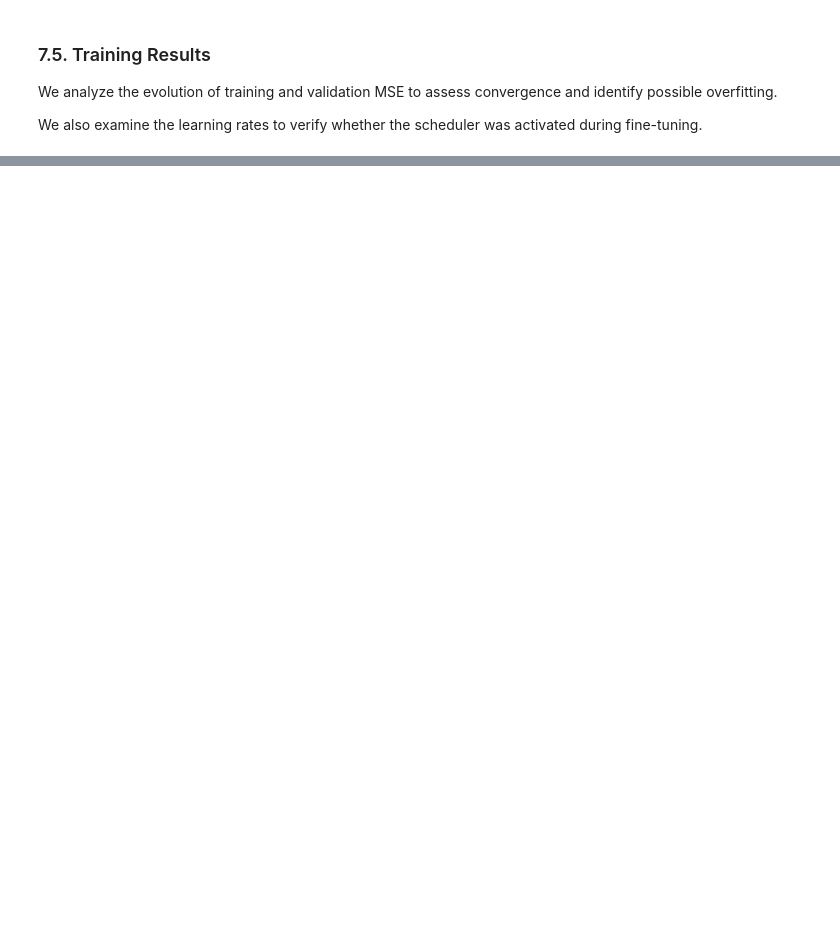
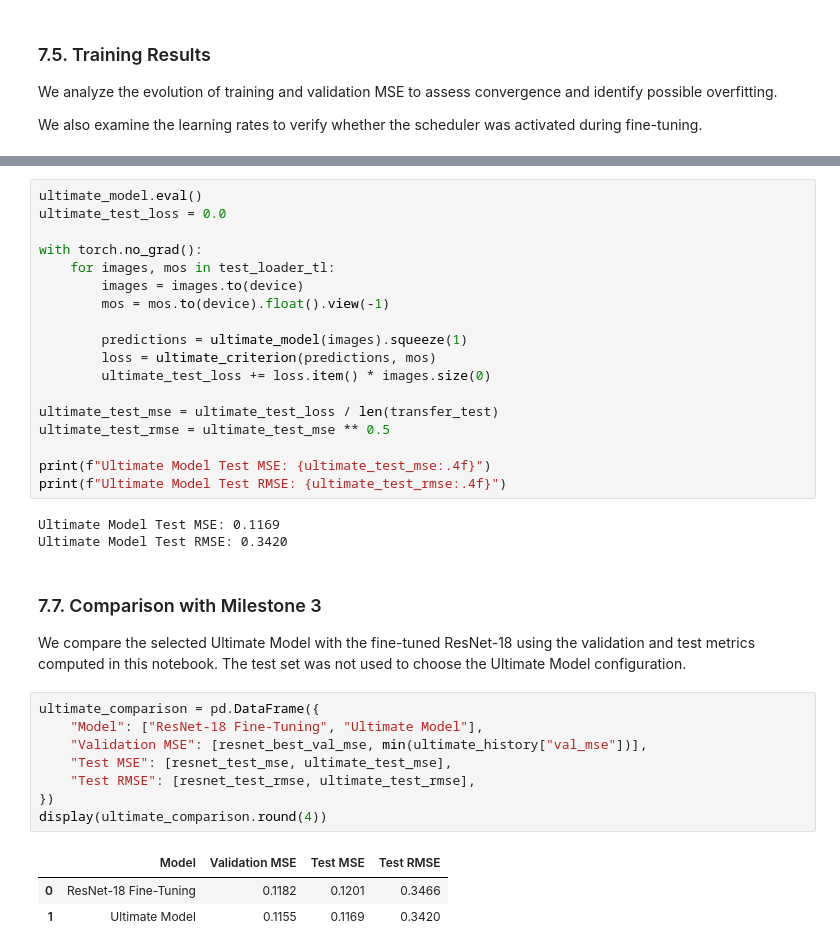
Before and after one commit to StuartGP-dev/TP2-Deep-Learning, a Jupyter notebook: TP2_MiniProject_2026_unifie.ipynb, the cells around one changed output, grey strips where cells are left out. Drawn from its saved outputs; the diff is of its cells as text; blank space fills up the shorter version.

```diff
--- a/TP2_MiniProject_2026_unifie.ipynb
+++ b/TP2_MiniProject_2026_unifie.ipynb
@@ -1691,0 +1688,37 @@ torch.save(ultimate_model.state_dict(), "models/resnet18_ultimate_best.pth")
+# %%
+ultimate_model.eval()
+ultimate_test_loss = 0.0
+
+with torch.no_grad():
+    for images, mos in test_loader_tl:
+        images = images.to(device)
+        mos = mos.to(device).float().view(-1)
+
+        predictions = ultimate_model(images).squeeze(1)
+        loss = ultimate_criterion(predictions, mos)
+        ultimate_test_loss += loss.item() * images.size(0)
+
+ultimate_test_mse = ultimate_test_loss / len(transfer_test)
+ultimate_test_rmse = ultimate_test_mse ** 0.5
+
+print(f"Ultimate Model Test MSE: {ultimate_test_mse:.4f}")
+print(f"Ultimate Model Test RMSE: {ultimate_test_rmse:.4f}")
+# %% [output]
+Ultimate Model Test MSE: 0.1169
+Ultimate Model Test RMSE: 0.3420
+# %% [markdown]
+### 7.7. Comparison with Milestone 3
+
+We compare the selected Ultimate Model with the fine-tuned ResNet-18 using the validation and test metrics computed in this notebook. The test set was not used to choose the Ultimate Model configuration.
+# %%
+ultimate_comparison = pd.DataFrame({
+    "Model": ["ResNet-18 Fine-Tuning", "Ultimate Model"],
+    "Validation MSE": [resnet_best_val_mse, min(ultimate_history["val_mse"])],
+    "Test MSE": [resnet_test_mse, ultimate_test_mse],
+    "Test RMSE": [resnet_test_rmse, ultimate_test_rmse],
+})
+display(ultimate_comparison.round(4))
+# %% [output]
+|  | Model | Validation MSE | Test MSE | Test RMSE |
+| 0 | ResNet-18 Fine-Tuning | 0.1182 | 0.1201 | 0.3466 |
+| 1 | Ultimate Model | 0.1155 | 0.1169 | 0.3420 |
```
Also changed, not shown: parts of 9 cells of this notebook.
